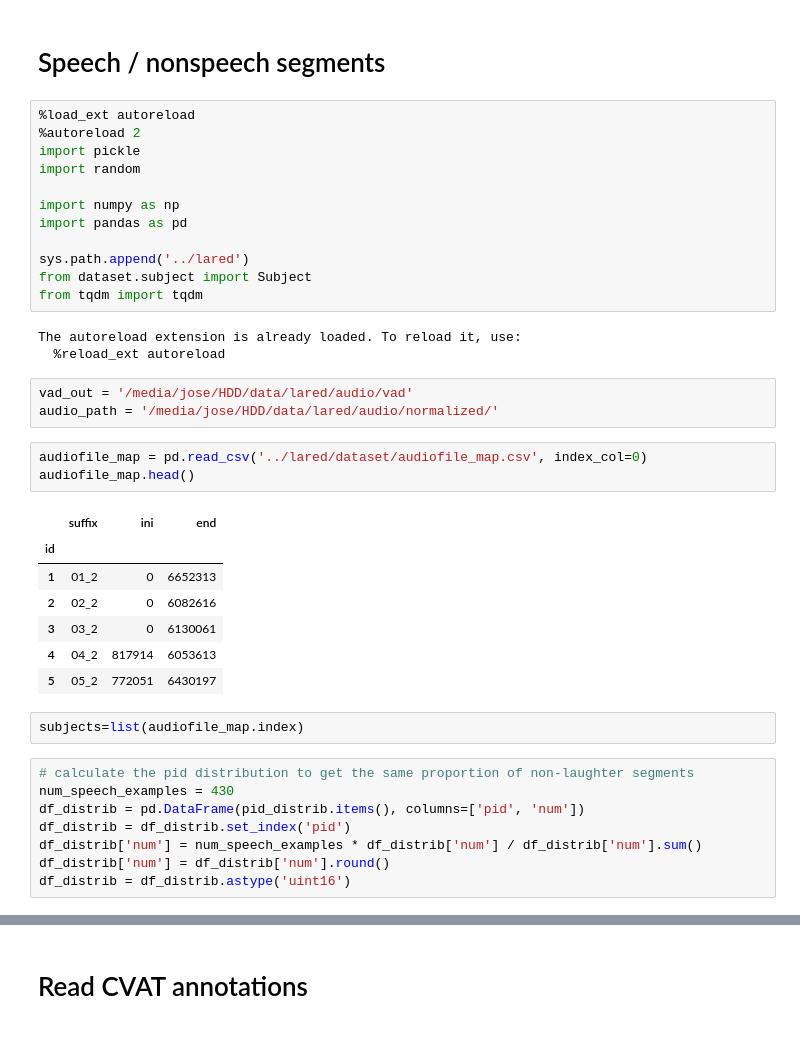
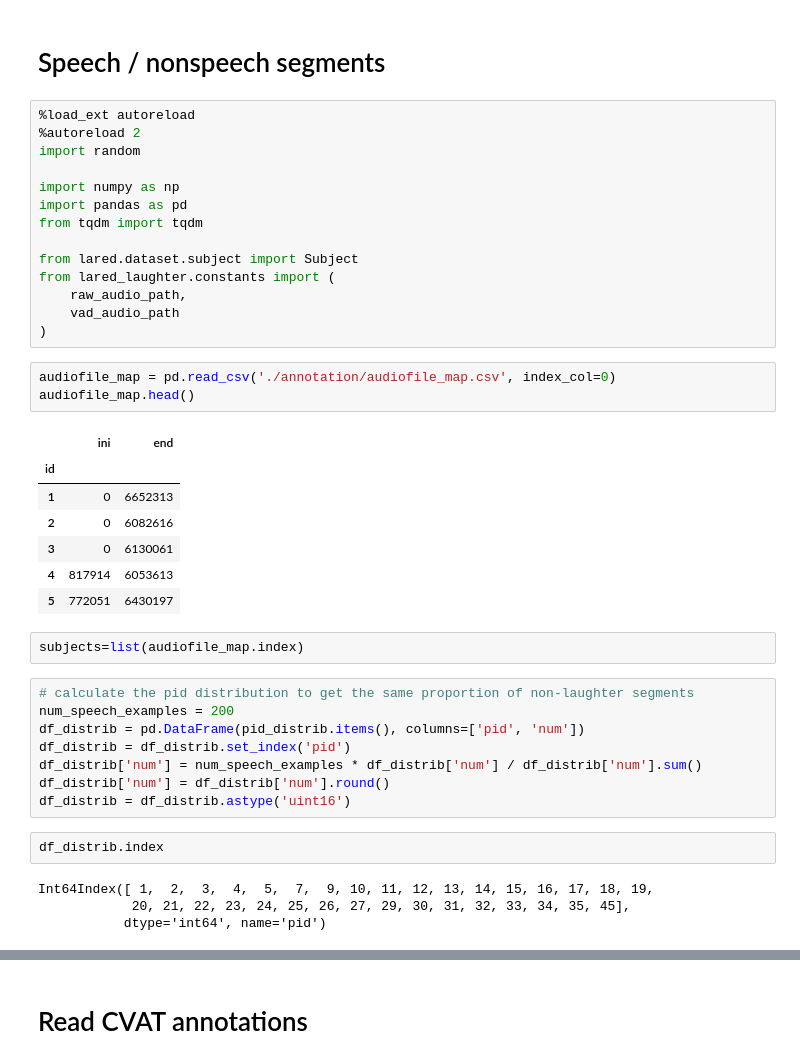
Before and after one commit to josedvq/lared-laughter, a Jupyter notebook: create_examples.ipynb, the cells around one changed output, grey strips where cells are left out. Saved outputs shown, nothing was run; the diff lists cells and outputs as text.

```diff
--- a/create_examples.ipynb
+++ b/create_examples.ipynb
@@ -251,42 +262,44 @@ pd.DataFrame(examples_dicts).to_csv(os.path.join(cloud_data_path, 'laughter_data
 # %%
 %load_ext autoreload
 %autoreload 2
-import pickle
 import random
 
 import numpy as np
 import pandas as pd
+from tqdm import tqdm
 
-sys.path.append('../lared')
-from dataset.subject import Subject
-from tqdm import tqdm
+from lared.dataset.subject import Subject
+from lared_laughter.constants import (
+    raw_audio_path,
+    vad_audio_path
+)
-# %% [output]
-The autoreload extension is already loaded. To reload it, use:
-  %reload_ext autoreload
-# %%
-vad_out = '/media/jose/HDD/data/lared/audio/vad'
-audio_path = '/media/jose/HDD/data/lared/audio/normalized/'
 # %%
-audiofile_map = pd.read_csv('../lared/dataset/audiofile_map.csv', index_col=0)
+audiofile_map = pd.read_csv('./annotation/audiofile_map.csv', index_col=0)
 audiofile_map.head()
 # %% [output]
-|  | suffix | ini | end |
-| id |  |  |  |
-| 1 | 01_2 | 0 | 6652313 |
-| 2 | 02_2 | 0 | 6082616 |
-| 3 | 03_2 | 0 | 6130061 |
-| 4 | 04_2 | 817914 | 6053613 |
-| 5 | 05_2 | 772051 | 6430197 |
+|  | ini | end |
+| id |  |  |
+| 1 | 0 | 6652313 |
+| 2 | 0 | 6082616 |
+| 3 | 0 | 6130061 |
+| 4 | 817914 | 6053613 |
+| 5 | 772051 | 6430197 |
 # %%
 subjects=list(audiofile_map.index)
 # %%
 # calculate the pid distribution to get the same proportion of non-laughter segments
-num_speech_examples = 430
+num_speech_examples = 200
 df_distrib = pd.DataFrame(pid_distrib.items(), columns=['pid', 'num'])
 df_distrib = df_distrib.set_index('pid')
 df_distrib['num'] = num_speech_examples * df_distrib['num'] / df_distrib['num'].sum()
 df_distrib['num'] = df_distrib['num'].round()
 df_distrib = df_distrib.astype('uint16')
+# %%
+df_distrib.index
+# %% [output]
+Int64Index([ 1,  2,  3,  4,  5,  7,  9, 10, 11, 12, 13, 14, 15, 16, 17, 18, 19,
+            20, 21, 22, 23, 24, 25, 26, 27, 29, 30, 31, 32, 33, 34, 35, 45],
+           dtype='int64', name='pid')
 # %%
 # for each subject in the dataset
 speech_examples = {}
```
Also changed, not shown: parts of 21 cells of this notebook, 18 other files.
